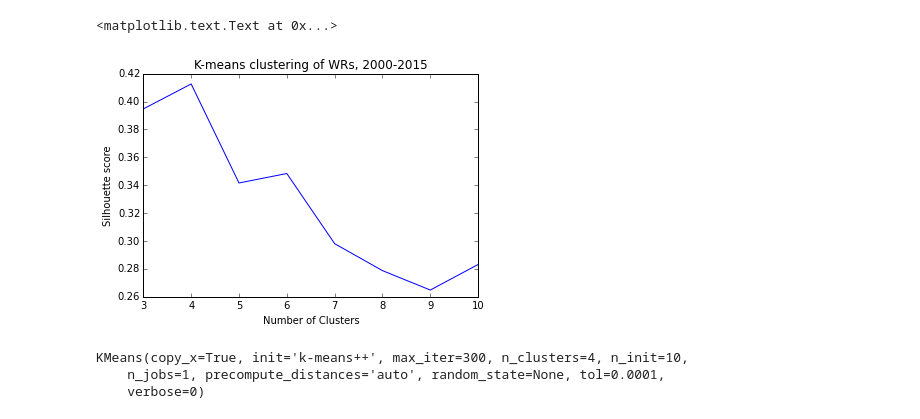
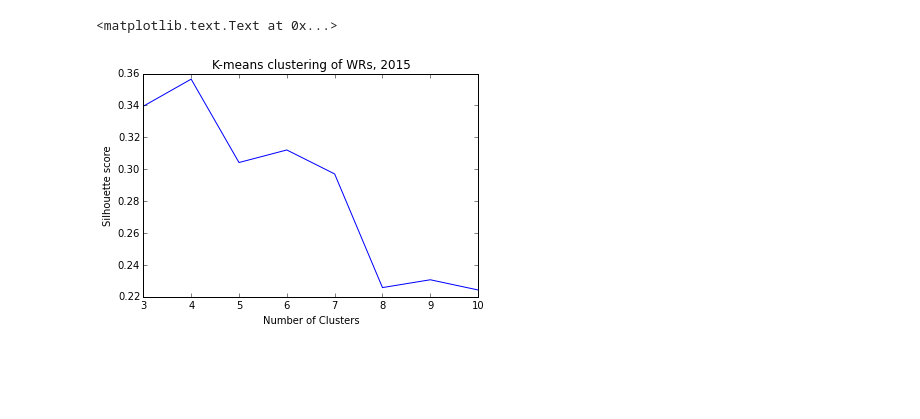
Before and after one commit to tushara23/NFL_analysis, a Jupyter notebook: k_means_clustering_NFL.ipynb, the cells around one changed output. Cells and saved outputs as stored; diff of their text form; code cells hidden in the pictures; blank space fills up the shorter version.

```diff
--- a/k_means_clustering_NFL.ipynb
+++ b/k_means_clustering_NFL.ipynb
@@ -19,10 +19,13 @@ conn = pymysql.connect(host='104.196.5.55',
 # %%
 #Create Offense dataframe with only WRs and relevant variables, create redzone dataframe
 
-df_offense = pd.DataFrame(pd.read_sql('Select o.GID,o.PLAYER,p.PNAME,YEAR,o.TRG,o.REC,o.RECY,o.TDREC,o.FUML,o.FP3 from offense o INNER JOIN player p on o.player = p.PLAYER WHERE p.POS1 = "'"WR"'"',conn,params=None))
-df_redzone = pd.DataFrame(pd.read_sql('Select PLAYER,GID,TRG AS REDTRG,REC AS REDREC,FUML AS REDFUML from redzone',conn,params=None))
+df_rb = pd.DataFrame(pd.read_sql('Select p.PNAME,o.PLAYER,RA,SRA,RY,TDR,REC,SNP,FP3,FUML,YEAR from offense o INNER JOIN player p on o.player = p.PLAYER WHERE p.POS1 = "'"RB"'"',conn,params=None))
+#Create a merged dataframe with only WRs from 2015
 
-#Create a merged all_offense dataframe
+#df_wrs.fillna(0,inplace=True)
+df_rbs_2010 = df_rb[df_rb.YEAR == 2015]
 
-df_all_offense = pd.merge(df_offense,df_redzone,how='left',on=['PLAYER','GID'])
-df_all_offense.fillna(0,inplace=True)
+#Use groupby to create a games count, average all fields used for analysis
+rb_games = df_rbs_2010.groupby(['PNAME'])['RA'].count()
+rbs = df_rbs_2010.groupby(['PNAME']).agg(np.mean)
+rbs['games'] = rb_games
@@ -112,15 +49,19 @@ for size in k:
 # %%
+k = list(range(3,11))
+
+scores = dict.fromkeys(k)
+
+data = scale(rbs[['RA','SRA','RY','TDR','REC','SNP','FP3','FUML']].values)
+
+for size in k:
+    kmeans = KMeans(n_clusters=size)
+    kmeans.fit(data)
+    scores[size] = silhouette_score(data,kmeans.labels_)
+
 plt.plot(k,scores.values())
-plt.title('K-means clustering of WRs, 2000-2015')
+plt.title('K-means clustering of WRs, 2015')
 plt.xlabel('Number of Clusters')
 plt.ylabel('Silhouette score')
 # %% [output]
 <matplotlib.text.Text at 0x...>
-[figure, old version]
+[figure, new version]
-# %%
-kmeans = KMeans(n_clusters=4)
-kmeans.fit(data)
-# %% [output]
-KMeans(copy_x=True, init='k-means++', max_iter=300, n_clusters=4, n_init=10,
-    n_jobs=1, precompute_distances='auto', random_state=None, tol=0.0001,
-    verbose=0)
```
Also changed, not shown: parts of 19 cells of this notebook.
